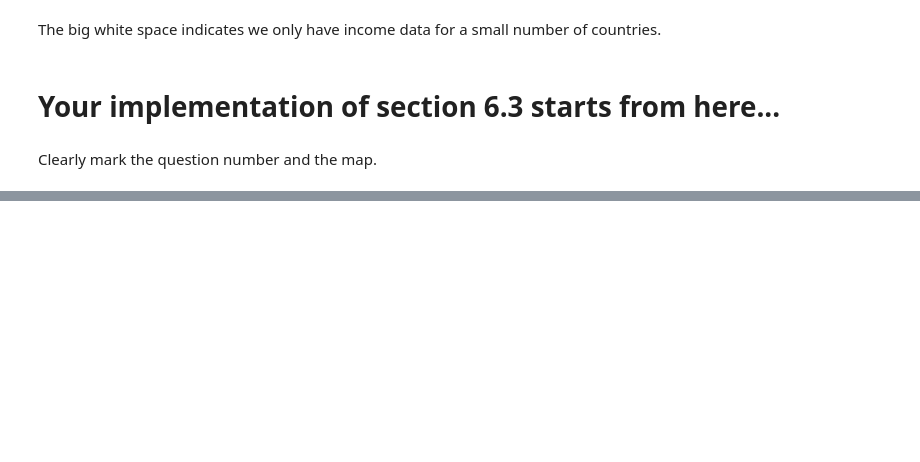
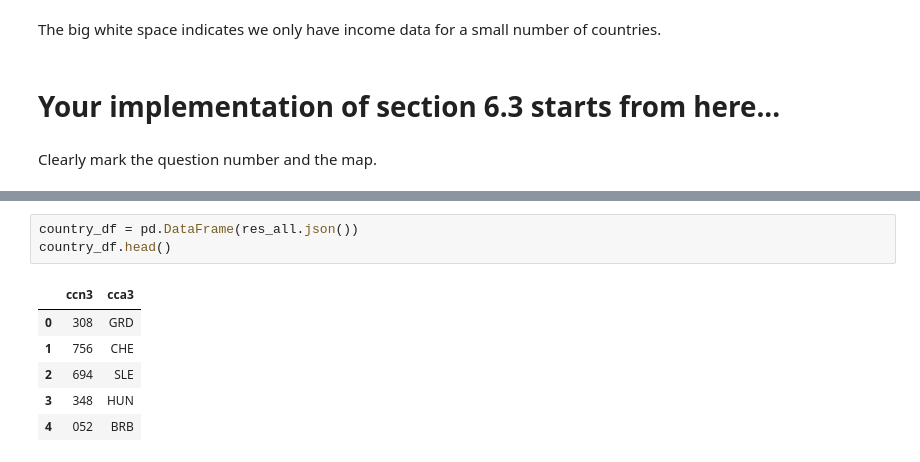
Before and after one commit to adong-hood/cs200, a Jupyter notebook: ch_6_3.ipynb, the cells around one changed output, grey strips where cells are left out. Cells and saved outputs as stored; diff of their text form; blank space fills up the shorter version.

```diff
--- a/ch_6_3.ipynb
+++ b/ch_6_3.ipynb
@@ -191,0 +331,10 @@ Clearly mark the question number and the map.
+# %%
+country_df = pd.DataFrame(res_all.json())
+country_df.head()
+# %% [output]
+|  | ccn3 | cca3 |
+| 0 | 308 | GRD |
+| 1 | 756 | CHE |
+| 2 | 694 | SLE |
+| 3 | 348 | HUN |
+| 4 | 052 | BRB |
```
Also changed, not shown: parts of 25 cells of this notebook.
